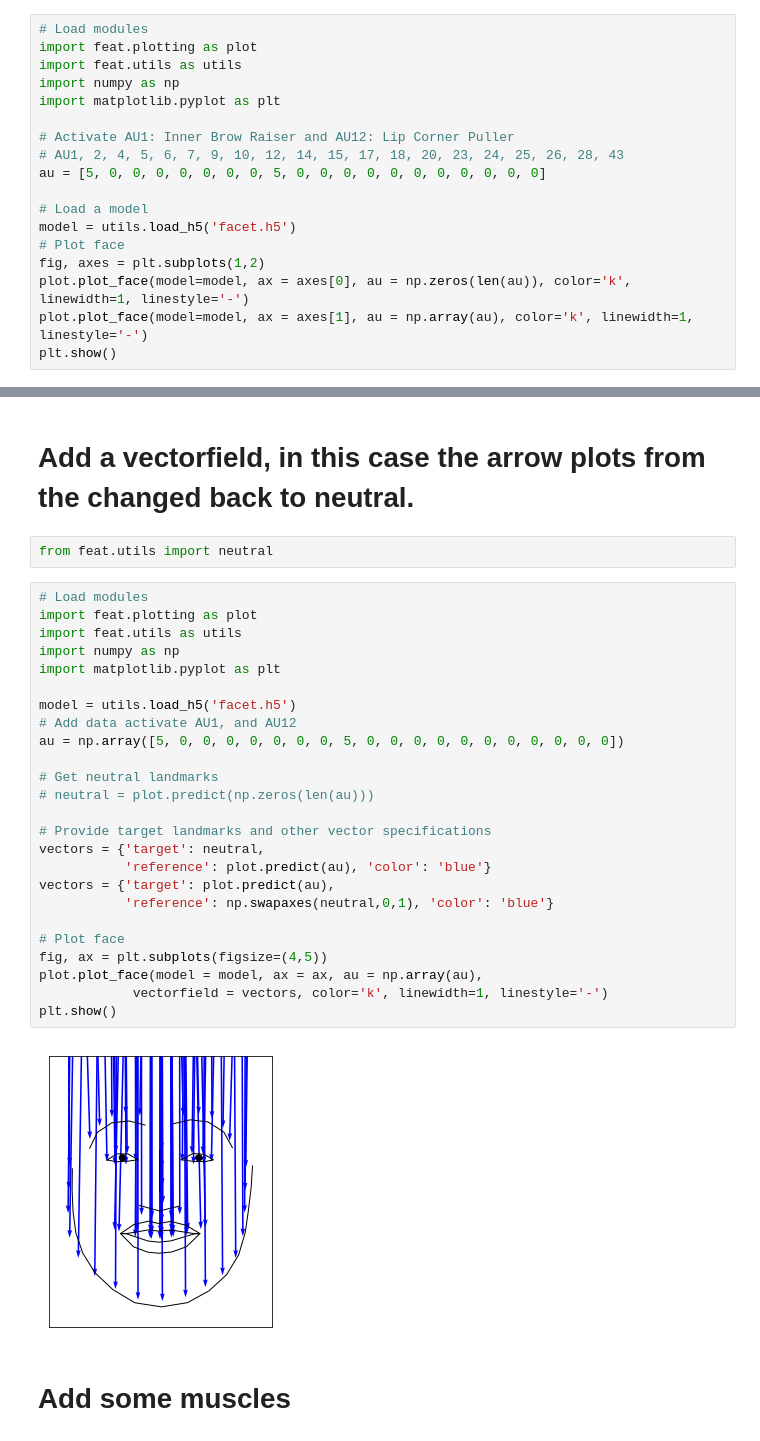
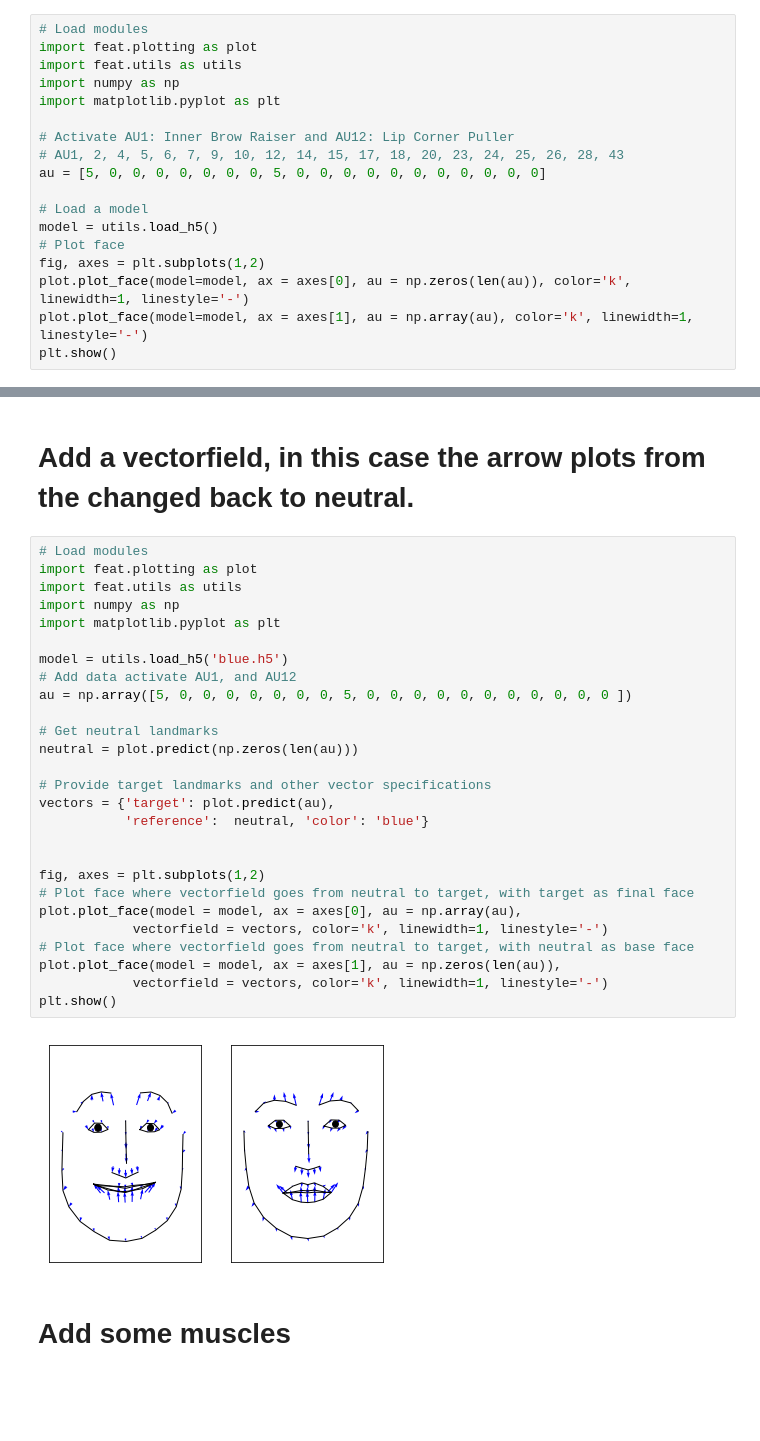
Before and after one commit to cosanlab/py-feat, a Jupyter notebook: tutorials/plotting.ipynb, the cells around one changed output, grey strips where cells are left out. Cells and saved outputs as stored; diff of their text form; blank space fills up the shorter version.

Commit message:
fixed plotting to work.

```diff
--- a/tutorials/plotting.ipynb
+++ b/tutorials/plotting.ipynb
@@ -53,7 +53,7 @@ import matplotlib.pyplot as plt
 au = [5, 0, 0, 0, 0, 0, 0, 0, 5, 0, 0, 0, 0, 0, 0, 0, 0, 0, 0, 0]
 
 # Load a model
-model = utils.load_h5('facet.h5')
+model = utils.load_h5()
 # Plot face
 fig, axes = plt.subplots(1,2)
 plot.plot_face(model=model, ax = axes[0], au = np.zeros(len(au)), color='k', linewidth=1, linestyle='-')
@@ -64,34 +64,34 @@ plt.show()
 # %% [markdown]
 # Add a vectorfield, in this case the arrow plots from the changed back to neutral.
-# %%
-from feat.utils import neutral
 # %%
 # Load modules
 import feat.plotting as plot
 import feat.utils as utils
 import numpy as np
 import matplotlib.pyplot as plt
 
-model = utils.load_h5('facet.h5')
+model = utils.load_h5('blue.h5')
 # Add data activate AU1, and AU12
-au = np.array([5, 0, 0, 0, 0, 0, 0, 0, 5, 0, 0, 0, 0, 0, 0, 0, 0, 0, 0, 0])
+au = np.array([5, 0, 0, 0, 0, 0, 0, 0, 5, 0, 0, 0, 0, 0, 0, 0, 0, 0, 0, 0 ])
 
 # Get neutral landmarks
-# neutral = plot.predict(np.zeros(len(au)))
+neutral = plot.predict(np.zeros(len(au)))
 
 # Provide target landmarks and other vector specifications
-vectors = {'target': neutral,
-           'reference': plot.predict(au), 'color': 'blue'}
 vectors = {'target': plot.predict(au),
-           'reference': np.swapaxes(neutral,0,1), 'color': 'blue'}
+           'reference':  neutral, 'color': 'blue'}
 
-# Plot face
-fig, ax = plt.subplots(figsize=(4,5))
-plot.plot_face(model = model, ax = ax, au = np.array(au),
+
+fig, axes = plt.subplots(1,2)
+# Plot face where vectorfield goes from neutral to target, with target as final face
+plot.plot_face(model = model, ax = axes[0], au = np.array(au),
+            vectorfield = vectors, color='k', linewidth=1, linestyle='-')
+# Plot face where vectorfield goes from neutral to target, with neutral as base face
+plot.plot_face(model = model, ax = axes[1], au = np.zeros(len(au)),
             vectorfield = vectors, color='k', linewidth=1, linestyle='-')
 plt.show()
 # %% [output]
-[figure, old version]
+[figure, new version]
 # %% [markdown]
 # Add some muscles
 # %%
```
Also changed, not shown: parts of 4 cells of this notebook.
